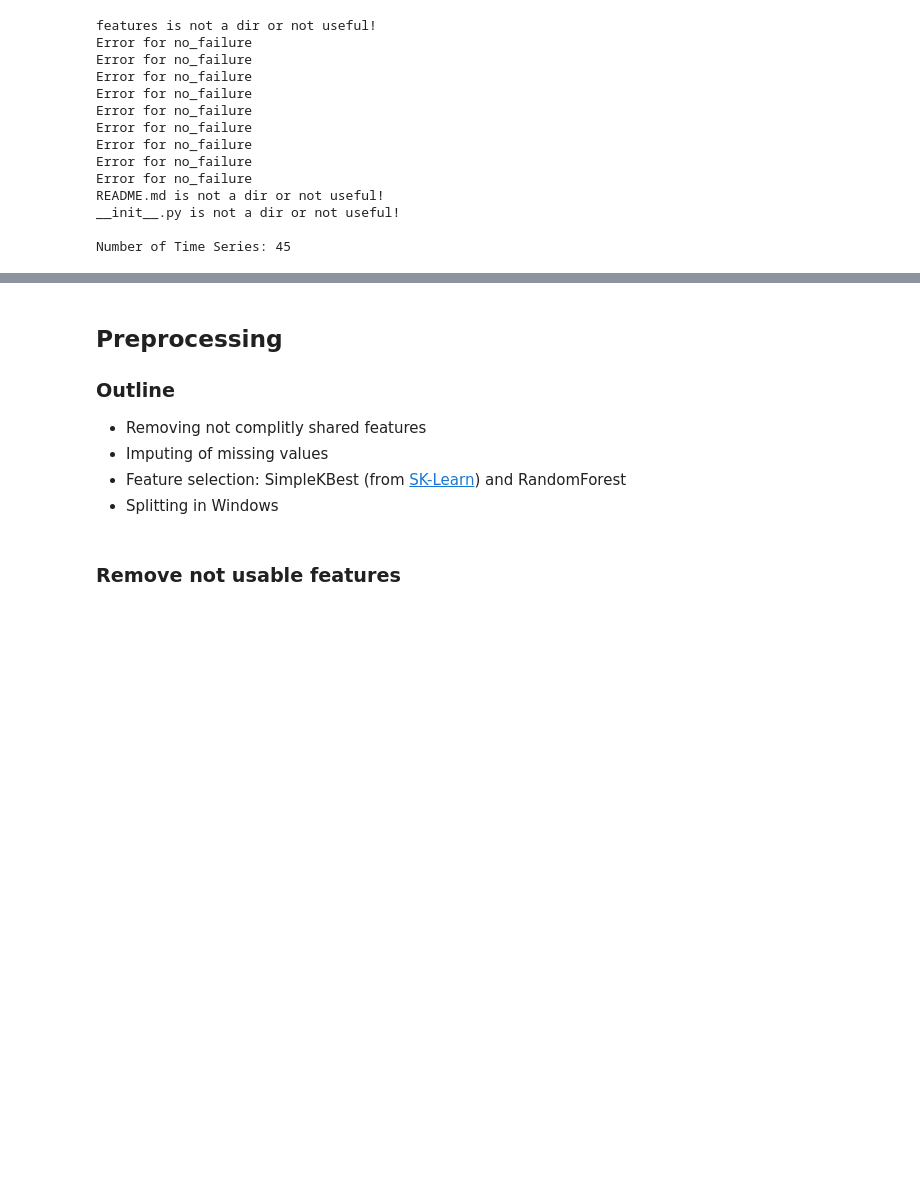
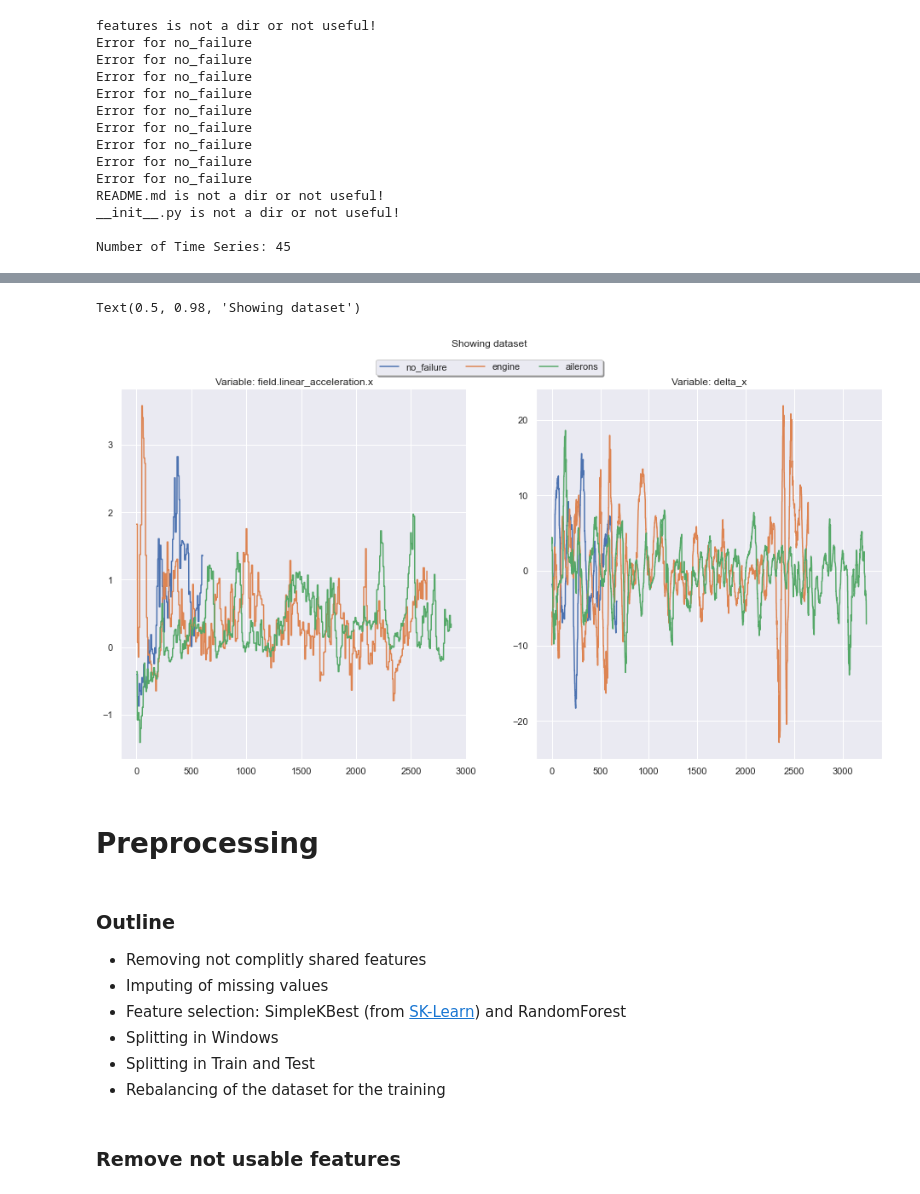
Before and after one commit to CristianMorasso/statistical_project, a Jupyter notebook: progetto_con_markdown_demo.ipynb, the cells around one changed output, grey strips where cells are left out. Cells and saved outputs as stored; diff of their text form; code cells hidden in the pictures; blank space fills up the shorter version.

```diff
--- a/progetto_con_markdown_demo.ipynb
+++ b/progetto_con_markdown_demo.ipynb
@@ -115,0 +151,23 @@ Number of Time Series: 45
+# %%
+import matplotlib.pylab as plt
+import seaborn as sns
+Y_fly = np.array(Y_fly)
+sns.set_theme()
+sns.set_style()
+fig, (left, right) = plt.subplots(1,2, figsize=(16,8))
+
+left.plot(np.arange(dfs[np.where(Y_fly == 0)[0][0]]["delta_x"].shape[0]),dfs[np.where(Y_fly == 0)[0][0]]["field.linear_acceleration.x"] )
+left.plot(np.arange(dfs[np.where(Y_fly == 2)[0][0]]["delta_x"].shape[0]),dfs[np.where(Y_fly == 2)[0][0]]["field.linear_acceleration.x"])
+left.plot(np.arange(dfs[np.where(Y_fly == 4)[0][1]]["delta_x"].shape[0]),dfs[np.where(Y_fly == 4)[0][1]]["field.linear_acceleration.x"])
+# plt.legend()
+left.set_title("Variable: field.linear_acceleration.x")
+right.plot(np.arange(dfs[np.where(Y_fly == 0)[0][2]]["delta_x"].shape[0]),dfs[np.where(Y_fly == 0)[0][2]]["delta_pitch"],label=classToString[0] )
+right.plot(np.arange(dfs[np.where(Y_fly == 2)[0][2]]["delta_x"].shape[0]),dfs[np.where(Y_fly == 2)[0][2]]["delta_pitch"],label=classToString[2])
+right.plot(np.arange(dfs[np.where(Y_fly == 4)[0][5]]["delta_x"].shape[0]),dfs[np.where(Y_fly == 4)[0][5]]["delta_pitch"],label=classToString[4])
+right.set_title("Variable: delta_x")
+fig.legend(loc="upper center", bbox_to_anchor=(0.5, .95),fancybox=True, shadow=True, ncol=3)
+fig.suptitle("Showing dataset")
+#trovare lunghezze corrette
+# %% [output]
+Text(0.5, 0.98, 'Showing dataset')
+[figure, added]
@@ -116,10 +177,13 @@ Number of Time Series: 45
+# %% [markdown]
+# Preprocessing
 # %% [markdown]
-## Preprocessing
 ### Outline
 * Removing not complitly shared features
 * Imputing of missing values
 * Feature selection: SimpleKBest (from [SK-Learn](https://scikit-learn.org/stable/modules/generated/sklearn.feature_selection.SelectKBest.html)) and RandomForest
 * Splitting in Windows
+* Splitting in Train and Test
+* Rebalancing of the dataset for the training
 # %% [markdown]
 ### Remove not usable features
 # %%
```
Also changed, not shown: parts of 39 cells of this notebook, 3 other files.
